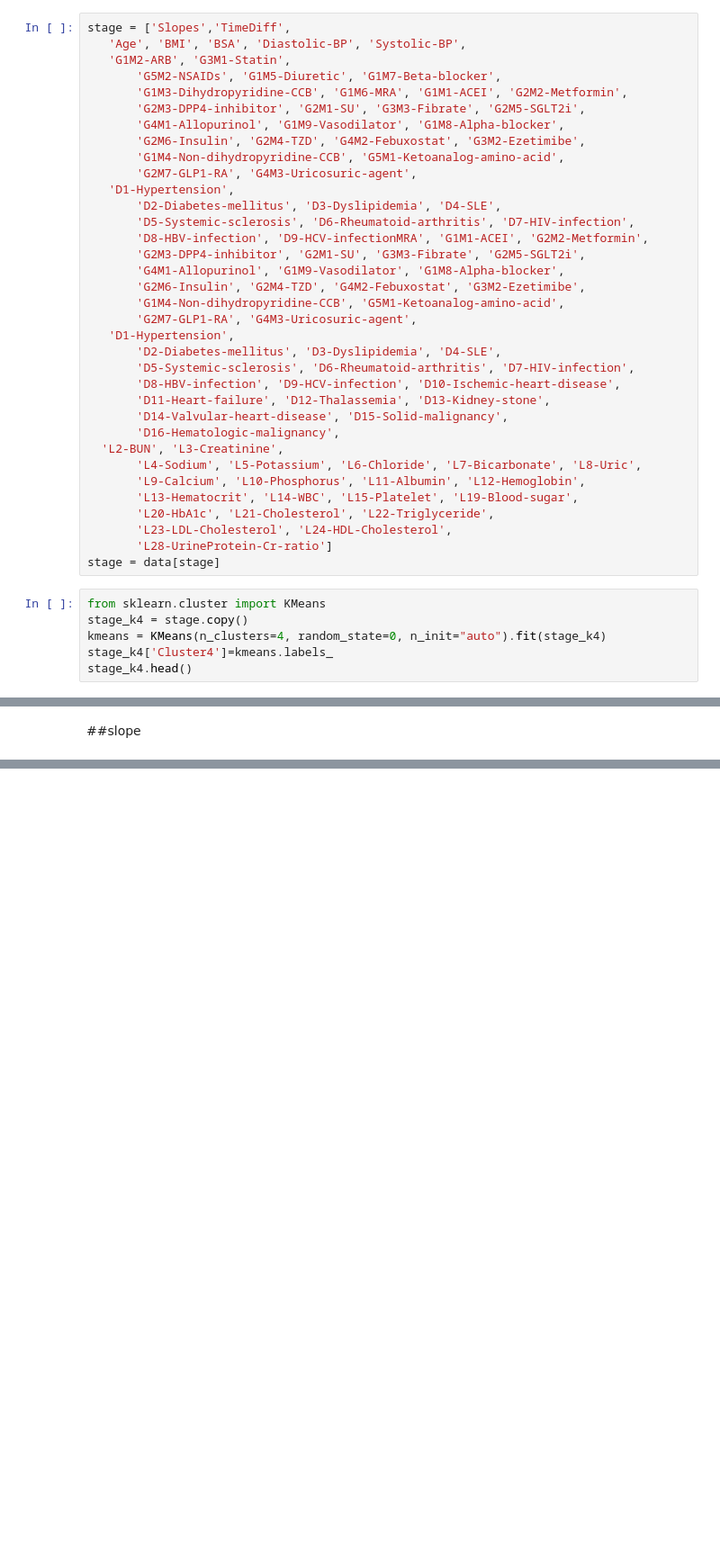
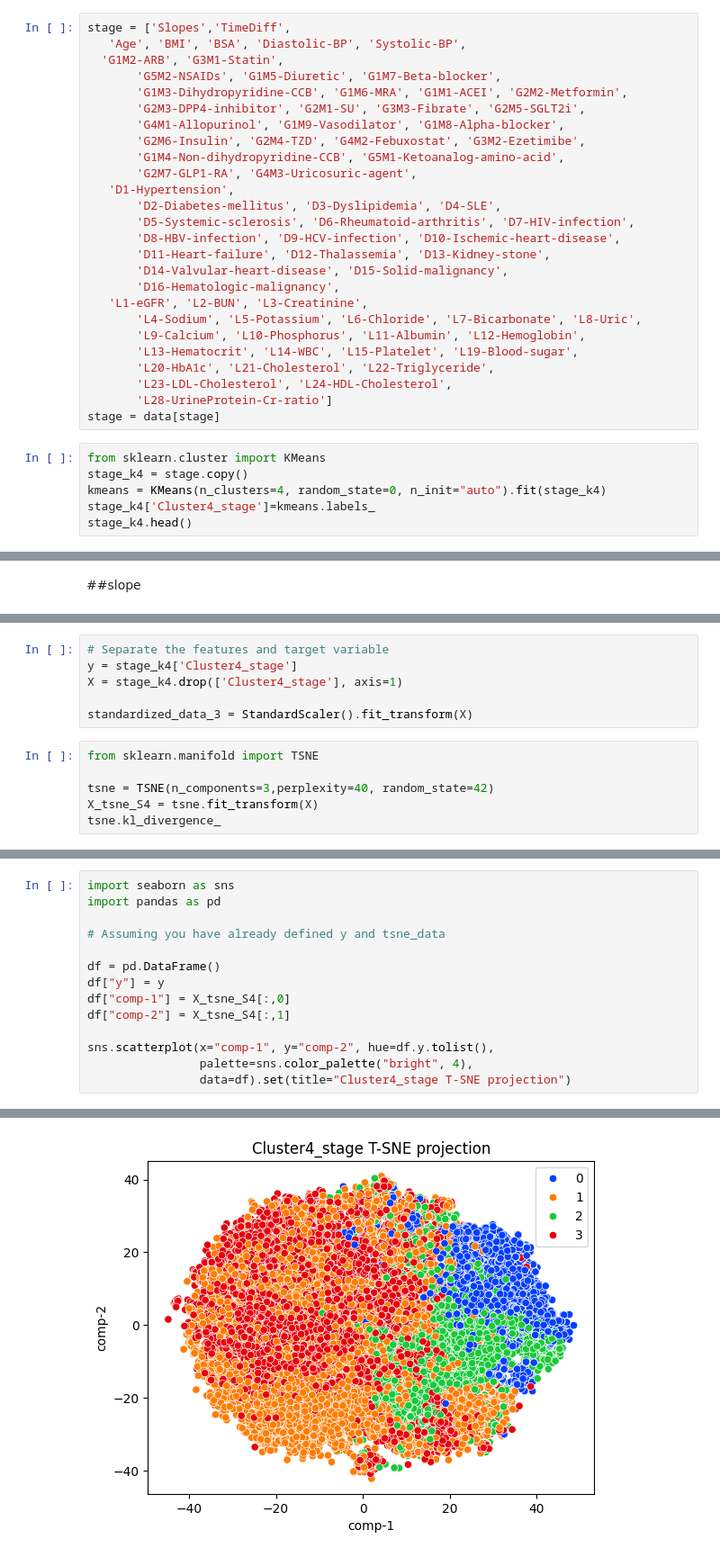
Before and after one commit to Aomaphisara/ULckdresearch2023, a Jupyter notebook: K_means.ipynb, the cells around one changed output, grey strips where cells are left out. Shown at 90% size. Cells and saved outputs as stored; diff of their text form; blank space fills up the shorter version.

```diff
--- a/K_means.ipynb
+++ b/K_means.ipynb
@@ -53,18 +75,9 @@ data.describe()
 # %%
 stage = ['Slopes','TimeDiff',
    'Age', 'BMI', 'BSA', 'Diastolic-BP', 'Systolic-BP',
-   'G1M2-ARB', 'G3M1-Statin',
+  'G1M2-ARB', 'G3M1-Statin',
        'G5M2-NSAIDs', 'G1M5-Diuretic', 'G1M7-Beta-blocker',
        'G1M3-Dihydropyridine-CCB', 'G1M6-MRA', 'G1M1-ACEI', 'G2M2-Metformin',
-       'G2M3-DPP4-inhibitor', 'G2M1-SU', 'G3M3-Fibrate', 'G2M5-SGLT2i',
-       'G4M1-Allopurinol', 'G1M9-Vasodilator', 'G1M8-Alpha-blocker',
-       'G2M6-Insulin', 'G2M4-TZD', 'G4M2-Febuxostat', 'G3M2-Ezetimibe',
-       'G1M4-Non-dihydropyridine-CCB', 'G5M1-Ketoanalog-amino-acid',
-       'G2M7-GLP1-RA', 'G4M3-Uricosuric-agent',
-   'D1-Hypertension',
-       'D2-Diabetes-mellitus', 'D3-Dyslipidemia', 'D4-SLE',
-       'D5-Systemic-sclerosis', 'D6-Rheumatoid-arthritis', 'D7-HIV-infection',
-       'D8-HBV-infection', 'D9-HCV-infectionMRA', 'G1M1-ACEI', 'G2M2-Metformin',
        'G2M3-DPP4-inhibitor', 'G2M1-SU', 'G3M3-Fibrate', 'G2M5-SGLT2i',
        'G4M1-Allopurinol', 'G1M9-Vasodilator', 'G1M8-Alpha-blocker',
        'G2M6-Insulin', 'G2M4-TZD', 'G4M2-Febuxostat', 'G3M2-Ezetimibe',
@@ -77,7 +90,7 @@ stage = ['Slopes','TimeDiff',
        'D11-Heart-failure', 'D12-Thalassemia', 'D13-Kidney-stone',
        'D14-Valvular-heart-disease', 'D15-Solid-malignancy',
        'D16-Hematologic-malignancy',
-  'L2-BUN', 'L3-Creatinine',
+   'L1-eGFR', 'L2-BUN', 'L3-Creatinine',
        'L4-Sodium', 'L5-Potassium', 'L6-Chloride', 'L7-Bicarbonate', 'L8-Uric',
        'L9-Calcium', 'L10-Phosphorus', 'L11-Albumin', 'L12-Hemoglobin',
        'L13-Hematocrit', 'L14-WBC', 'L15-Platelet', 'L19-Blood-sugar',
@@ -89,5 +102,5 @@ stage = data[stage]
 from sklearn.cluster import KMeans
 stage_k4 = stage.copy()
 kmeans = KMeans(n_clusters=4, random_state=0, n_init="auto").fit(stage_k4)
-stage_k4['Cluster4']=kmeans.labels_
+stage_k4['Cluster4_stage']=kmeans.labels_
 stage_k4.head()
@@ -146,0 +319,12 @@ slope_k4.head()
+# %%
+# Separate the features and target variable
+y = stage_k4['Cluster4_stage']
+X = stage_k4.drop(['Cluster4_stage'], axis=1)
+
+standardized_data_3 = StandardScaler().fit_transform(X)
+# %%
+from sklearn.manifold import TSNE
+
+tsne = TSNE(n_components=3,perplexity=40, random_state=42)
+X_tsne_S4 = tsne.fit_transform(X)
+tsne.kl_divergence_
@@ -146,0 +333,15 @@ slope_k4.head()
+# %%
+import seaborn as sns
+import pandas as pd
+
+# Assuming you have already defined y and tsne_data
+
+df = pd.DataFrame()
+df["y"] = y
+df["comp-1"] = X_tsne_S4[:,0]
+df["comp-2"] = X_tsne_S4[:,1]
+
+sns.scatterplot(x="comp-1", y="comp-2", hue=df.y.tolist(),
+                palette=sns.color_palette("bright", 4),
+                data=df).set(title="Cluster4_stage T-SNE projection")
+# %% [output]
@@ -146,0 +349 @@ slope_k4.head()
+[figure, added]
```
Also changed, not shown: parts of 31 cells of this notebook.
